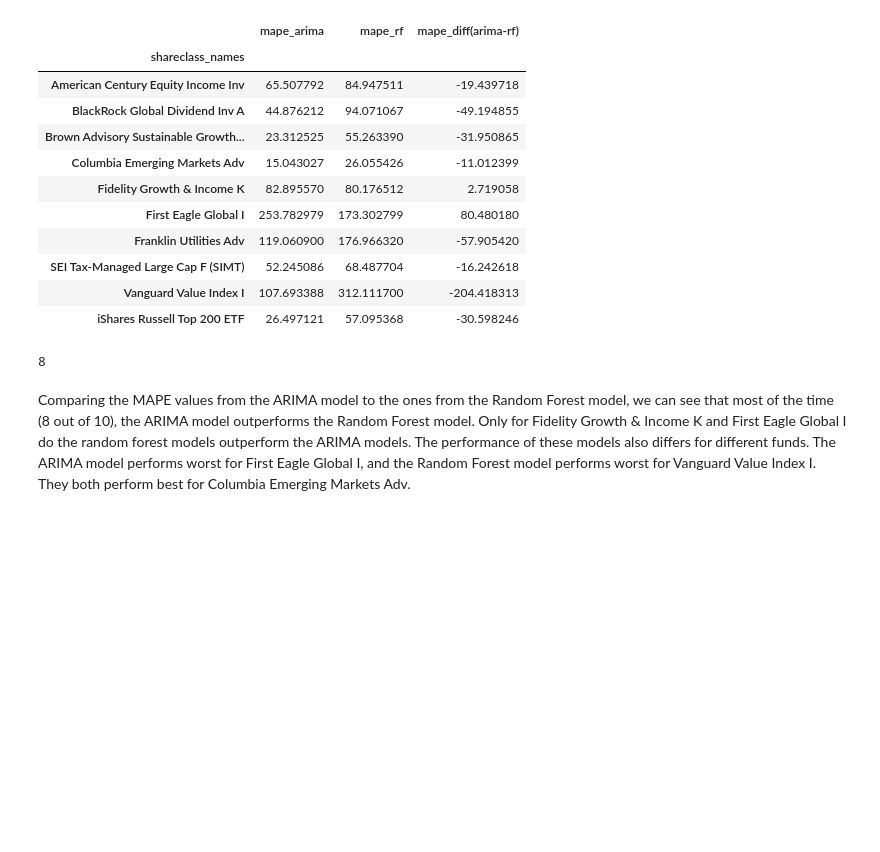
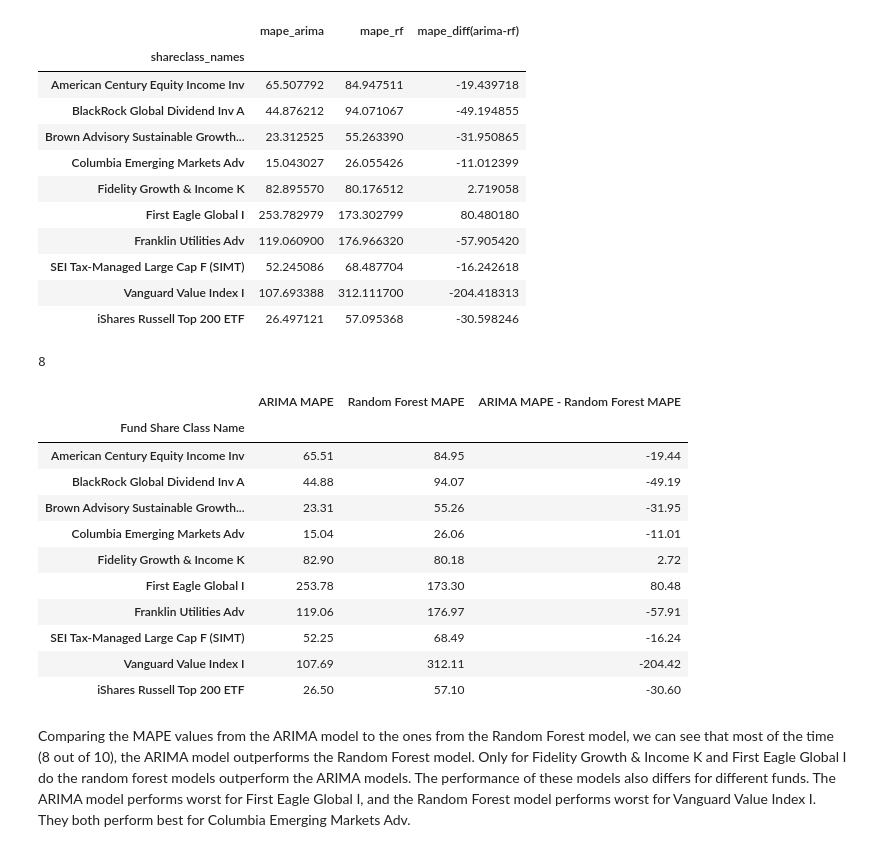
Before and after one commit to melaine-000/Capstone-2, a Jupyter notebook: Modeling.ipynb, the cells around one changed output. Saved outputs shown, nothing was run; the diff lists cells and outputs as text; code cells hidden in the pictures; blank space fills up the shorter version.

```diff
--- a/Modeling.ipynb
+++ b/Modeling.ipynb
@@ -334,7 +334,7 @@ def evaluate_arima(time_series, forecast_horizon, plot = True, verbose = True):
         plt.figure(figsize=(15, 6))
         plt.grid(True)
         plt.xlabel('Financial performance as-of date')
-        plt.ylabel('Residuals of month end trailing returns, 1 year (%)')
+        plt.ylabel('Month end trailing returns, 1 year (%)')
         plt.plot(train.index, train, label='Training Data')
         plt.plot(forecast_index, test, label='Actual Test Data')
         plt.plot(forecast_index, forecast, label='Forecast')
@@ -653,7 +653,8 @@ output_df = output_df.set_index('shareclass_names')
 # %%
 output_df['mape_diff(arima-rf)'] = output_df['mape_arima'] - output_df['mape_rf']
 # %%
-output_df.filter(like = 'mape')
+table = output_df.filter(like = 'mape')
+table
 # %% [output]
 |  | mape_arima | mape_rf | mape_diff(arima-rf) |
 | shareclass_names |  |  |  |
@@ -671,3 +672,26 @@ output_df.filter(like = 'mape')
 len(output_df.loc[output_df['mape_diff(arima-rf)'] < 0, :])
 # %% [output]
 8
+# %%
+table.rename(columns={'mape_arima': 'ARIMA MAPE',
+                          'mape_rf': 'Random Forest MAPE',
+                          'mape_diff(arima-rf)': 'ARIMA MAPE - Random Forest MAPE'},
+                 inplace=True)
+# %%
+table.index.name = 'Fund Share Class Name'
+# %%
+table_rounded = table.round(2)
+table_rounded
+# %% [output]
+|  | ARIMA MAPE | Random Forest MAPE | ARIMA MAPE - Random Forest MAPE |
+| Fund Share Class Name |  |  |  |
+| American Century Equity Income Inv | 65.51 | 84.95 | -19.44 |
+| BlackRock Global Dividend Inv A | 44.88 | 94.07 | -49.19 |
+| Brown Advisory Sustainable Growth... | 23.31 | 55.26 | -31.95 |
+| Columbia Emerging Markets Adv | 15.04 | 26.06 | -11.01 |
+| Fidelity Growth & Income K | 82.90 | 80.18 | 2.72 |
+| First Eagle Global I | 253.78 | 173.30 | 80.48 |
+| Franklin Utilities Adv | 119.06 | 176.97 | -57.91 |
+| SEI Tax-Managed Large Cap F (SIMT) | 52.25 | 68.49 | -16.24 |
+| Vanguard Value Index I | 107.69 | 312.11 | -204.42 |
+| iShares Russell Top 200 ETF | 26.50 | 57.10 | -30.60 |
```
Also changed, not shown: parts of 2 cells of this notebook.
